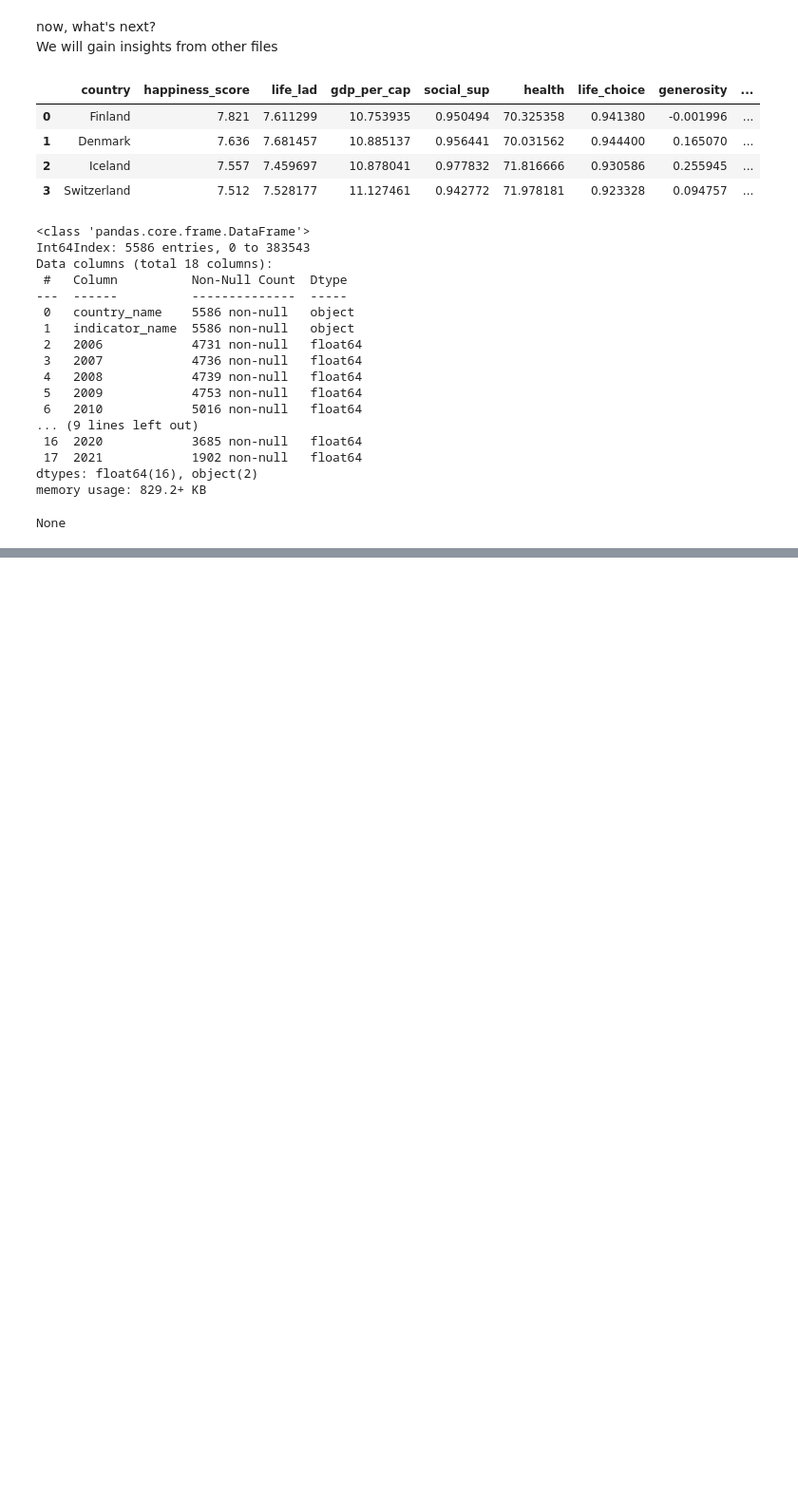
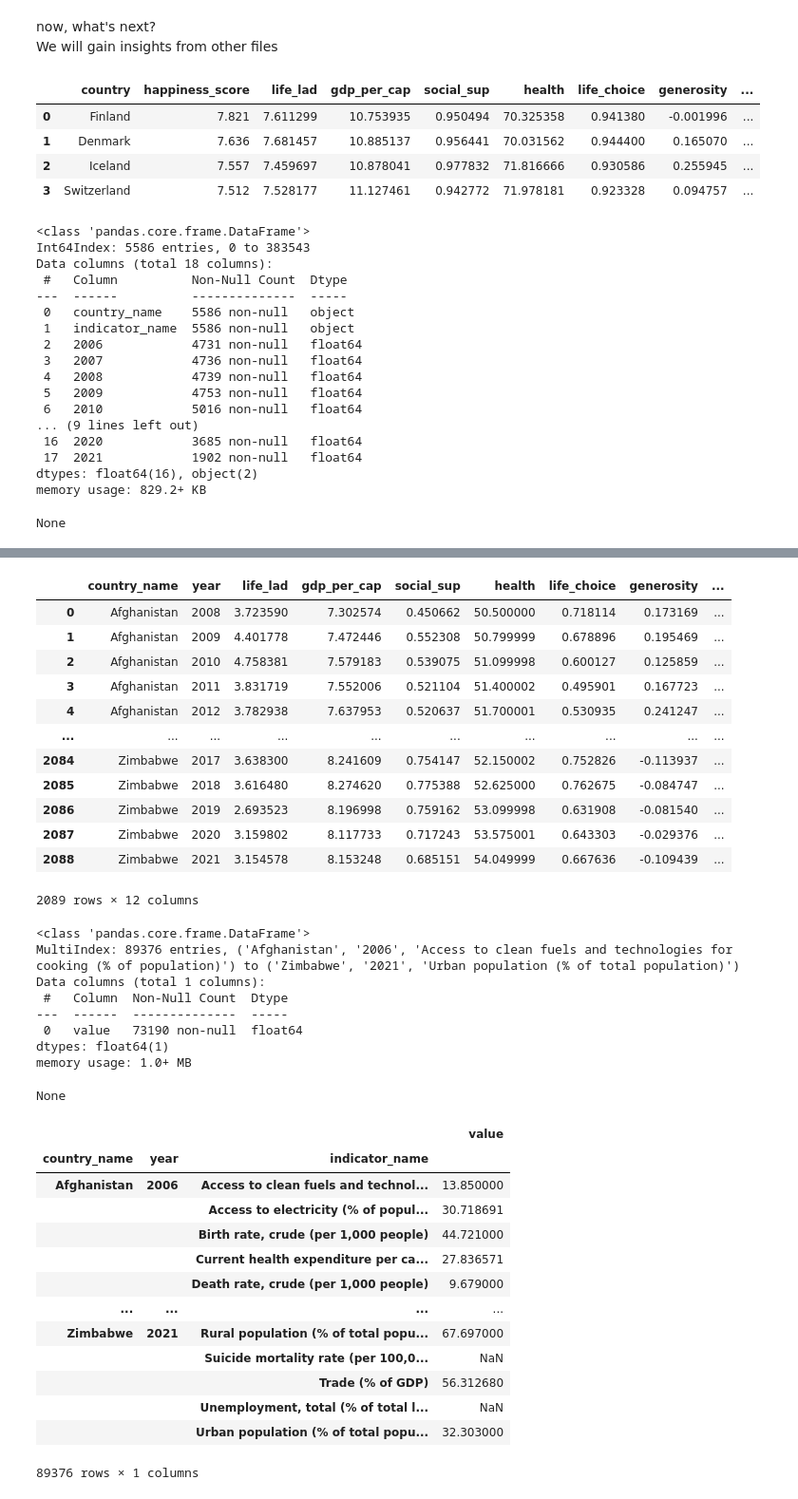
Before and after one commit to HikariJadeEmpire/TH_WLRD_Happiness_Project, a Jupyter notebook: WH_CodeSpace.ipynb, the cells around one changed output, grey strips where cells are left out. Shown at 95% size. Drawn from its saved outputs; the diff is of its cells as text; code cells hidden in the pictures; blank space fills up the shorter version.

```diff
--- a/WH_CodeSpace.ipynb
+++ b/WH_CodeSpace.ipynb
@@ -486,3 +563,49 @@ None
 |  | 2020 | 30.40 | 52.747669 | 31.009 | ... |
 |  | 2021 | NaN | NaN | NaN | ... |
 4240 rows × 21 columns
+# %%
+display(df)
+
+wdi_pv_u = wdi_pv.groupby(['country_name','year','indicator_name']).agg( lambda x : x.sort_values() )
+
+display(wdi_pv_u.info())
+display(wdi_pv_u)
+
+# Topic selection
+# %% [output]
+|  | country_name | year | life_lad | gdp_per_cap | social_sup | health | life_choice | generosity | ... |
+| 0 | Afghanistan | 2008 | 3.723590 | 7.302574 | 0.450662 | 50.500000 | 0.718114 | 0.173169 | ... |
+| 1 | Afghanistan | 2009 | 4.401778 | 7.472446 | 0.552308 | 50.799999 | 0.678896 | 0.195469 | ... |
+| 2 | Afghanistan | 2010 | 4.758381 | 7.579183 | 0.539075 | 51.099998 | 0.600127 | 0.125859 | ... |
+| 3 | Afghanistan | 2011 | 3.831719 | 7.552006 | 0.521104 | 51.400002 | 0.495901 | 0.167723 | ... |
+| 4 | Afghanistan | 2012 | 3.782938 | 7.637953 | 0.520637 | 51.700001 | 0.530935 | 0.241247 | ... |
+| ... | ... | ... | ... | ... | ... | ... | ... | ... | ... |
+| 2084 | Zimbabwe | 2017 | 3.638300 | 8.241609 | 0.754147 | 52.150002 | 0.752826 | -0.113937 | ... |
+| 2085 | Zimbabwe | 2018 | 3.616480 | 8.274620 | 0.775388 | 52.625000 | 0.762675 | -0.084747 | ... |
+| 2086 | Zimbabwe | 2019 | 2.693523 | 8.196998 | 0.759162 | 53.099998 | 0.631908 | -0.081540 | ... |
+| 2087 | Zimbabwe | 2020 | 3.159802 | 8.117733 | 0.717243 | 53.575001 | 0.643303 | -0.029376 | ... |
+| 2088 | Zimbabwe | 2021 | 3.154578 | 8.153248 | 0.685151 | 54.049999 | 0.667636 | -0.109439 | ... |
+2089 rows × 12 columns
+<class 'pandas.core.frame.DataFrame'>
+MultiIndex: 89376 entries, ('Afghanistan', '2006', 'Access to clean fuels and technologies for cooking (% of population)') to ('Zimbabwe', '2021', 'Urban population (% of total population)')
+Data columns (total 1 columns):
+ #   Column  Non-Null Count  Dtype
+---  ------  --------------  -----
+ 0   value   73190 non-null  float64
+dtypes: float64(1)
+memory usage: 1.0+ MB
+None
+|  |  |  | value |
+| country_name | year | indicator_name |  |
+| Afghanistan | 2006 | Access to clean fuels and technol... | 13.850000 |
+|  |  | Access to electricity (% of popul... | 30.718691 |
+|  |  | Birth rate, crude (per 1,000 people) | 44.721000 |
+|  |  | Current health expenditure per ca... | 27.836571 |
+|  |  | Death rate, crude (per 1,000 people) | 9.679000 |
+| ... | ... | ... | ... |
+| Zimbabwe | 2021 | Rural population (% of total popu... | 67.697000 |
+|  |  | Suicide mortality rate (per 100,0... | NaN |
+|  |  | Trade (% of GDP) | 56.312680 |
+|  |  | Unemployment, total (% of total l... | NaN |
+|  |  | Urban population (% of total popu... | 32.303000 |
+89376 rows × 1 columns
```
Also changed, not shown: parts of 7 cells of this notebook.
